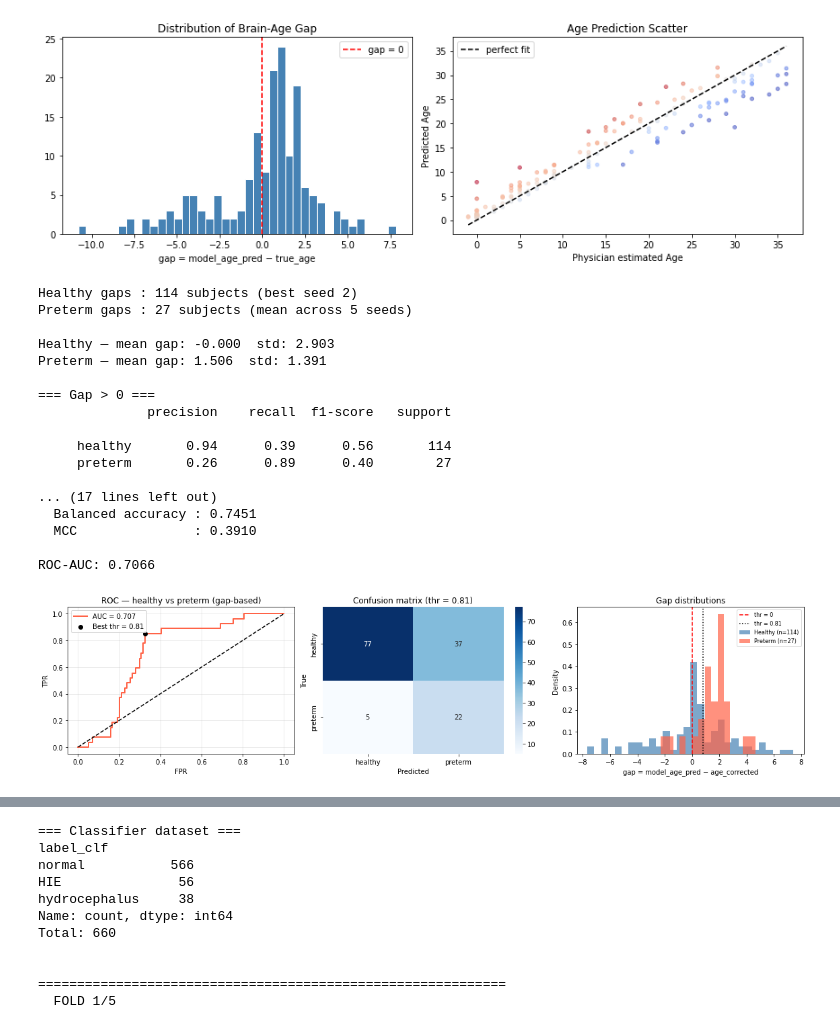
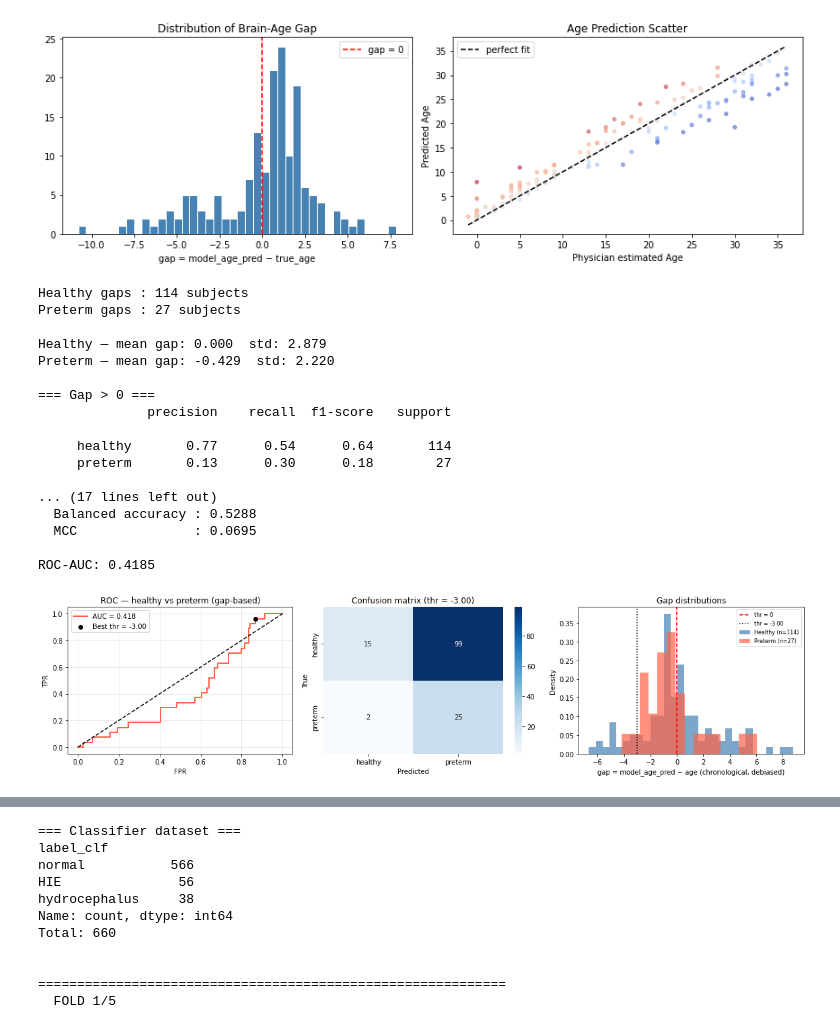
Before and after one commit to alecrimi/latemyelination_comorbidity, a Jupyter notebook: myelin_age_gap_classifier.ipynb, the cells around one changed output, grey strips where cells are left out. Cells and saved outputs as stored; diff of their text form; code cells hidden in the pictures.

```diff
--- a/myelin_age_gap_classifier.ipynb
+++ b/myelin_age_gap_classifier.ipynb
@@ -158,8 +156,8 @@ t1_paths, t2_paths, valid_idx = [], [], []
 for i, row in df.iterrows():
     sid = str(row[id_col])
     # Changed 'T1w' to 't1' and 'T2w' to 't2' based on file names
-    t1 = find_nifti(sid, 't1', DATA_DIR)
-    t2 = find_nifti(sid, 't2', DATA_DIR)
+    t1 = find_nifti(sid, 't1_n4', DATA_DIR)
+    t2 = find_nifti(sid, 't2_n4', DATA_DIR)
     if t1 and t2:
         t1_paths.append(t1)
         t2_paths.append(t2)
@@ -1004,18 +1179,12 @@ from sklearn.metrics import (classification_report, confusion_matrix,
 import matplotlib.pyplot as plt
 import seaborn as sns
 
-# ── Gaps: best seed for healthy, averaged across seeds for preterm ────
-# Healthy: use only the best seed's test split (no subject duplication)
-# Preterm: average gap across all 5 seeds for a more stable estimate
-#          (same 27 subjects evaluated with 5 different models)
-gaps_healthy = best_seed['test_healthy_df']['gap'].values
+# Use the corrected, debiased gap columns (same source as Table 4)
+gaps_healthy = test_healthy_best['gap'].values
+gaps_preterm = preterm_best['gap'].values
 
-preterm_gaps_per_seed = [r['preterm_df']['gap'].values
-                         for r in all_results if r['preterm_df'] is not None]
-gaps_preterm = np.mean(np.stack(preterm_gaps_per_seed), axis=0)
-
-print(f"Healthy gaps : {len(gaps_healthy)} subjects (best seed {best_seed['seed']})")
-print(f"Preterm gaps : {len(gaps_preterm)} subjects (mean across {len(preterm_gaps_per_seed)} seeds)")
+print(f"Healthy gaps : {len(gaps_healthy)} subjects")
+print(f"Preterm gaps : {len(gaps_preterm)} subjects")
 print(f"\nHealthy — mean gap: {gaps_healthy.mean():.3f}  std: {gaps_healthy.std():.3f}")
 print(f"Preterm — mean gap: {gaps_preterm.mean():.3f}  std: {gaps_preterm.std():.3f}")
 
@@ -1054,44 +1223,44 @@ axes[0].set_title('ROC — healthy vs preterm (gap-based)')
 axes[0].legend(); axes[0].grid(alpha=0.3)
 
 cm = confusion_matrix(labels_all, preds_opt)
 sns.heatmap(cm, annot=True, fmt='d', cmap='Blues', ax=axes[1],
             xticklabels=['healthy', 'preterm'], yticklabels=['healthy', 'preterm'])
 axes[1].set_title(f'Confusion matrix (thr = {best_thresh:.2f})')
 axes[1].set_ylabel('True'); axes[1].set_xlabel('Predicted')
 
 axes[2].hist(gaps_healthy, bins=30, alpha=0.7, color='steelblue', density=True,
              label=f'Healthy (n={len(gaps_healthy)})')
 axes[2].hist(gaps_preterm, bins=15, alpha=0.7, color='tomato', density=True,
              label=f'Preterm (n={len(gaps_preterm)})')
 axes[2].axvline(0,           color='red',   linestyle='--', label='thr = 0')
 axes[2].axvline(best_thresh, color='black', linestyle=':',  label=f'thr = {best_thresh:.2f}')
-axes[2].set_xlabel('gap = model_age_pred − age_corrected')
+axes[2].set_xlabel('gap = model_age_pred − age (chronological, debiased)')
 axes[2].set_ylabel('Density')
 axes[2].set_title('Gap distributions')
 axes[2].legend(fontsize=8)
 
 plt.tight_layout()
 plt.savefig('stage1_gap_classifier.png', dpi=120)
 plt.show()
 # %% [output]
-Healthy gaps : 114 subjects (best seed 2)
-Preterm gaps : 27 subjects (mean across 5 seeds)
+Healthy gaps : 114 subjects
+Preterm gaps : 27 subjects
 
-Healthy — mean gap: -0.000  std: 2.903
-Preterm — mean gap: 1.506  std: 1.391
+Healthy — mean gap: 0.000  std: 2.879
+Preterm — mean gap: -0.429  std: 2.220
 
 === Gap > 0 ===
               precision    recall  f1-score   support
 
-     healthy       0.94      0.39      0.56       114
-     preterm       0.26      0.89      0.40        27
+     healthy       0.77      0.54      0.64       114
+     preterm       0.13      0.30      0.18        27
 
 ... (17 lines left out)
-  Balanced accuracy : 0.7451
-  MCC               : 0.3910
+  Balanced accuracy : 0.5288
+  MCC               : 0.0695
 
-ROC-AUC: 0.7066
+ROC-AUC: 0.4185
-[figure, old version]
+[figure, new version]
 # %%
 # =====================================================================
 # BRAIN CLASSIFIER — normal / HIE / hydrocephalus
```
Also changed, not shown: parts of 36 cells of this notebook.
